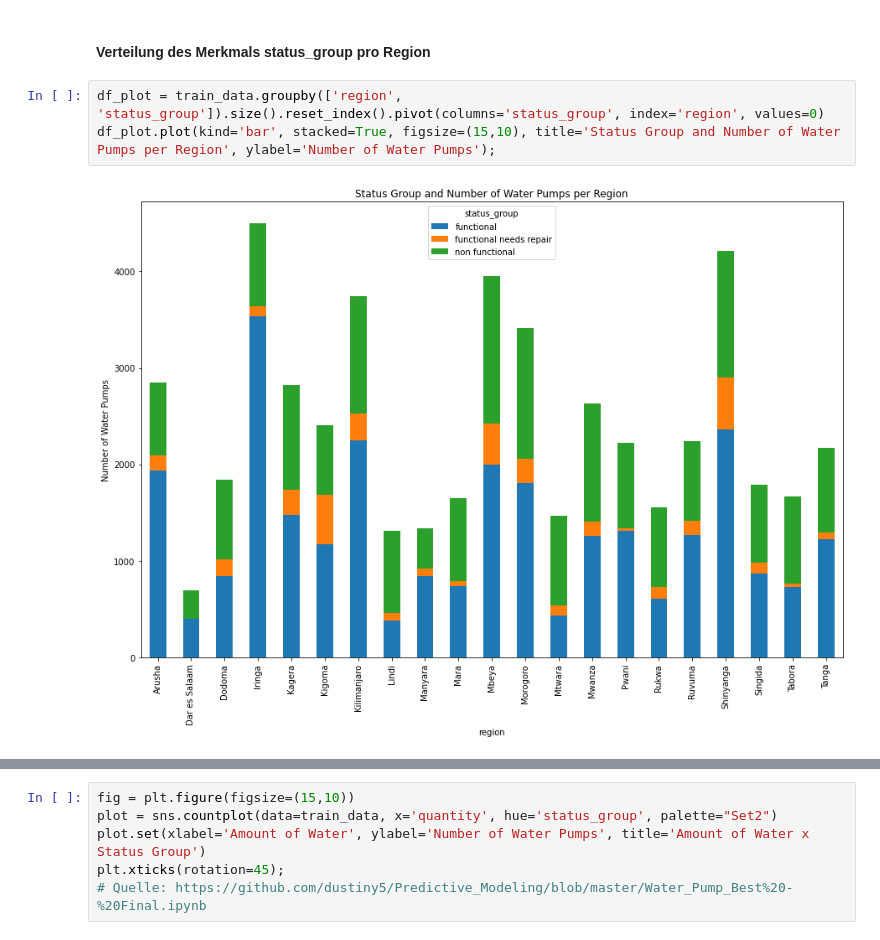
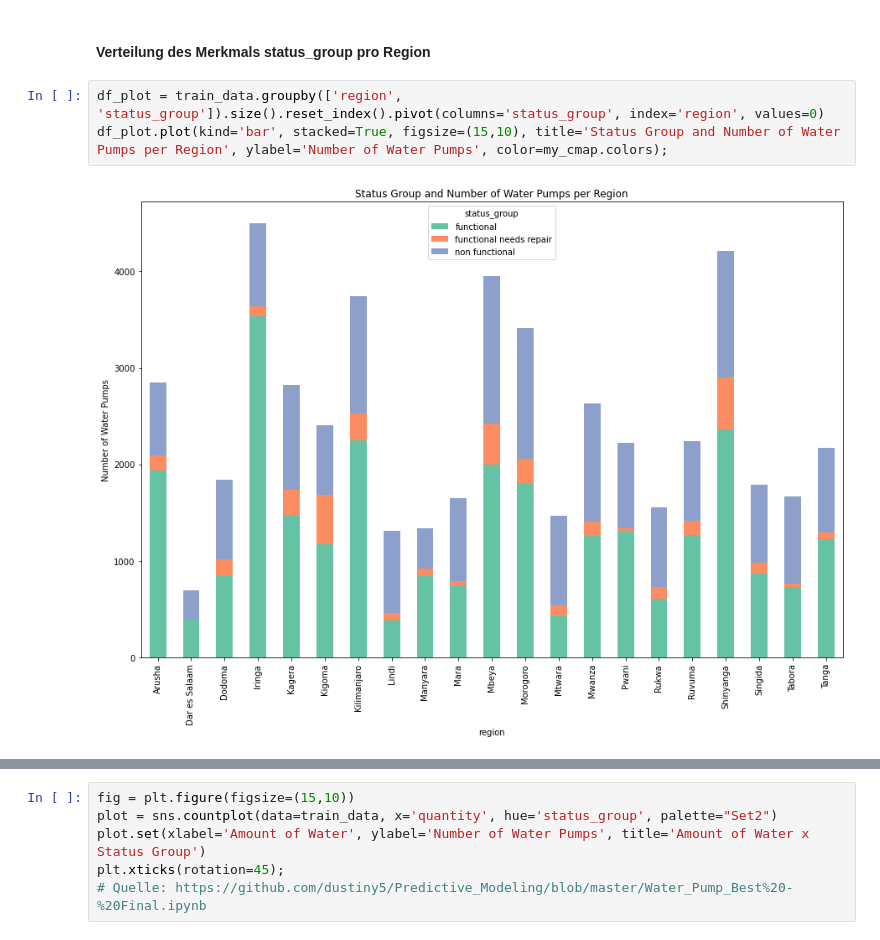
Before and after one commit to finitearth/DataExploration, a Jupyter notebook: presentation.ipynb, the cells around one changed output, grey strips where cells are left out. Drawn from its saved outputs; the diff is of its cells as text.

Commit message:
adding plots + changing colors

```diff
--- a/presentation.ipynb
+++ b/presentation.ipynb
@@ -356,6 +393,6 @@ train_data.hist(bins=10,figsize=(15,12),grid=False,color="royalblue");
 #### Verteilung des Merkmals status_group pro Region
 # %%
 df_plot = train_data.groupby(['region', 'status_group']).size().reset_index().pivot(columns='status_group', index='region', values=0)
-df_plot.plot(kind='bar', stacked=True, figsize=(15,10), title='Status Group and Number of Water Pumps per Region', ylabel='Number of Water Pumps');
+df_plot.plot(kind='bar', stacked=True, figsize=(15,10), title='Status Group and Number of Water Pumps per Region', ylabel='Number of Water Pumps', color=my_cmap.colors);
 # %% [output]
-[figure, old version]
+[figure, new version]
```
Also changed, not shown: parts of 32 cells of this notebook.
